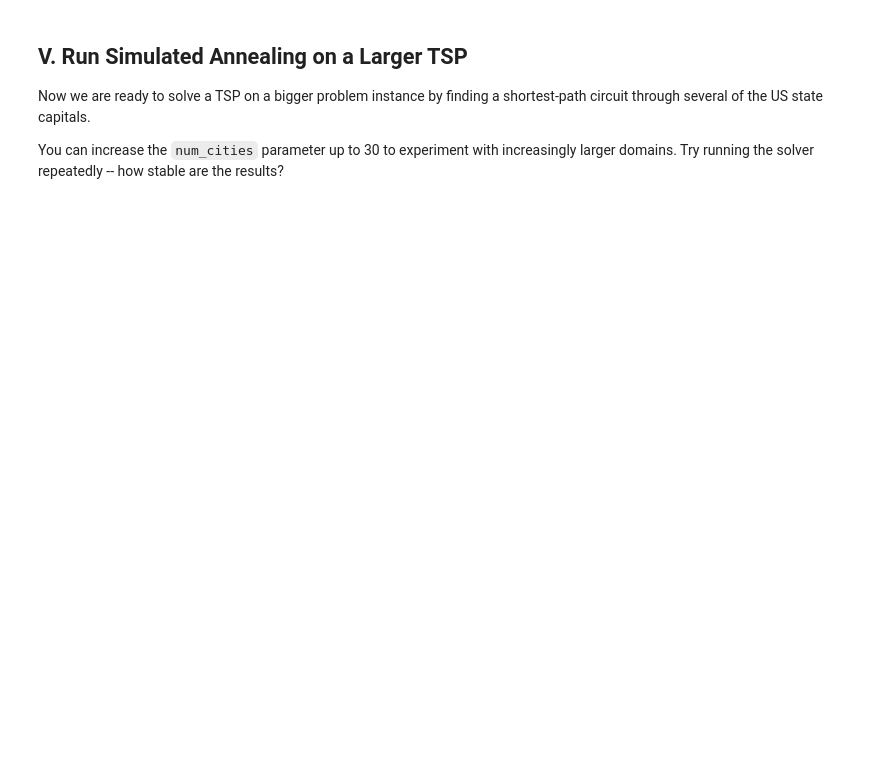
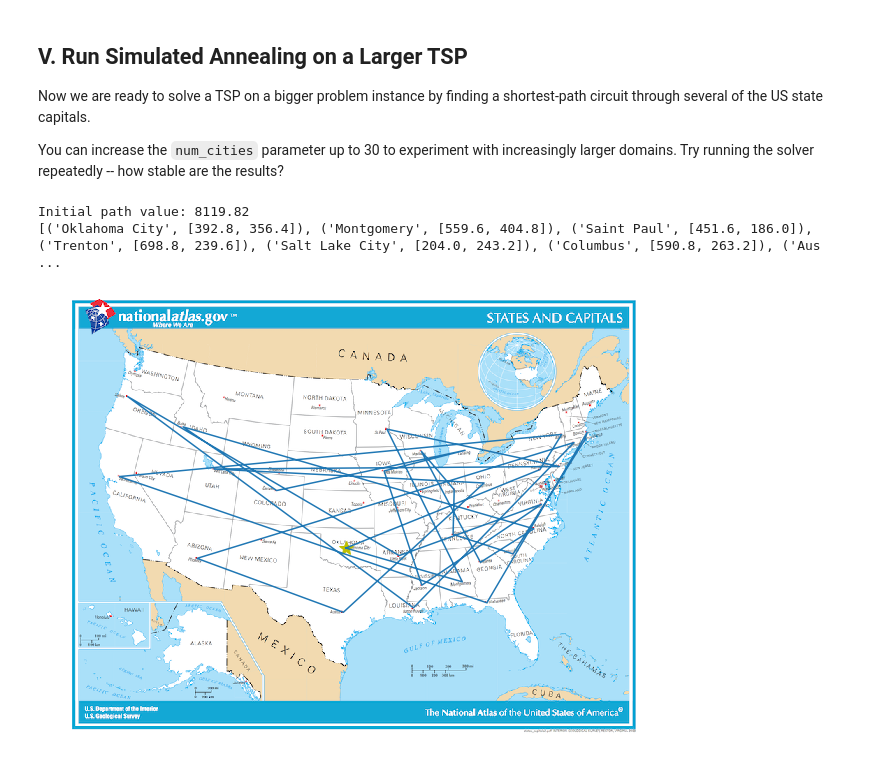
Before and after one commit to JasonVann/AIND-Simulated_Annealing, a Jupyter notebook: AIND-Simulated_Annealing.ipynb, the cells around one changed output. Saved outputs shown, nothing was run; the diff lists cells and outputs as text; code cells hidden in the pictures; blank space fills up the shorter version.

```diff
--- a/AIND-Simulated_Annealing.ipynb
+++ b/AIND-Simulated_Annealing.ipynb
@@ -166,6 +166,16 @@ class TravelingSalesmanProblem:
         _, coords = zip(*self.path)
         return coords
 
+    def swap(self, i, j):
+        """Create a copy of current tsp and swap it's citities in path [i] with [j]
+        """
+        new_tsp = self.copy()
+        new_path = new_tsp.path
+        temp = new_path[i]
+        new_path[i] = new_path[j]
+        new_path[j] = temp
+        return new_tsp
+
     def successors(self):
         """Return a list of states in the neighborhood of the current state by
         switching the order in which any adjacent pair of cities is visited.
@@ -184,7 +194,16 @@ class TravelingSalesmanProblem:
             of cities set to one of the neighboring permutations of cities in the
             present state
         """
-        raise NotImplementedError
+        N = len(self.path)
+        children = [self.swap(0, N-1)]
+        i = 0
+
+        while i < N - 1:
+            child = self.swap(i, i+1)
+            children.append(child)
+            i += 1
+        return children
+
 
     def get_value(self):
         """Calculate the total length of the closed-circuit path of the current
@@ -294,12 +316,17 @@ Now we are ready to solve a TSP on a bigger problem instance by finding a shorte
 You can increase the `num_cities` parameter up to 30 to experiment with increasingly larger domains.  Try running the solver repeatedly -- how stable are the results?
 # %%
 # Create the problem instance and plot the initial state
-num_cities = 10
+#print(len(capitals_list)) #30
+num_cities = 30
 capitals_tsp = TravelingSalesmanProblem(capitals_list[:num_cities])
 starting_city = capitals_list[0]
 print("Initial path value: {:.2f}".format(-capitals_tsp.get_value()))
 print(capitals_list[:num_cities])  # The start/end point is indicated with a yellow star
 show_path(capitals_tsp.coords, starting_city)
+# %% [output]
+Initial path value: 8119.82
+[('Oklahoma City', [392.8, 356.4]), ('Montgomery', [559.6, 404.8]), ('Saint Paul', [451.6, 186.0]), ('Trenton', [698.8, 239.6]), ('Salt Lake City', [204.0, 243.2]), ('Columbus', [590.8, 263.2]), ('Aus ...
+[figure, added]
 # %%
 # set the decay rate and initial temperature parameters, then run simulated annealing to solve the TSP
 alpha = 0.95
```
Also changed, not shown: parts of 5 cells of this notebook.
